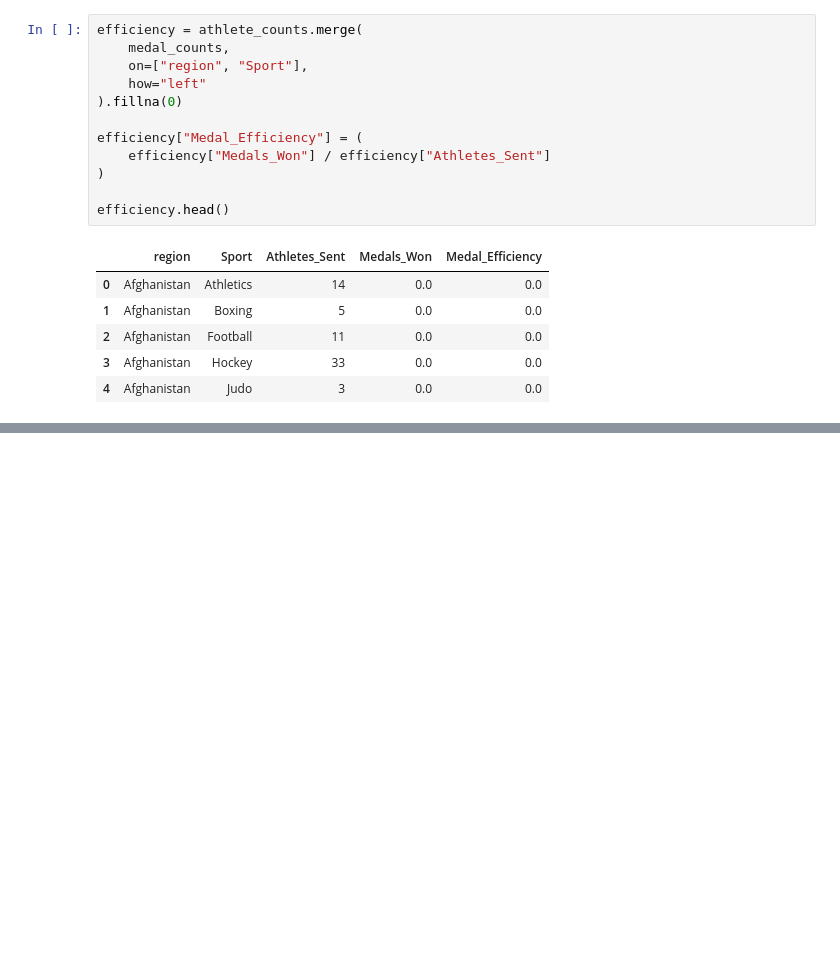
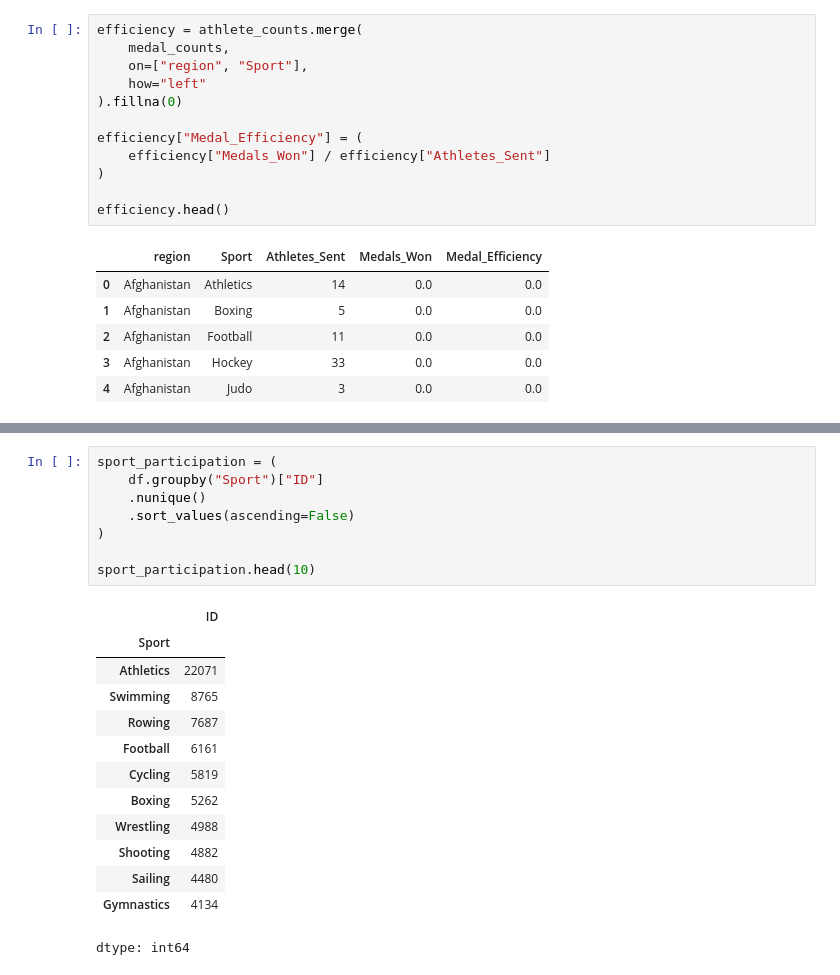
Before and after one commit to ShouryaBatra/fbla-data-analysis, a Jupyter notebook: olympics_analysis.ipynb, the cells around one changed output, grey strips where cells are left out. Drawn from its saved outputs; the diff is of its cells as text; blank space fills up the shorter version.

```diff
--- a/olympics_analysis.ipynb
+++ b/olympics_analysis.ipynb
@@ -126,0 +174,22 @@ efficiency.head()
+# %%
+sport_participation = (
+    df.groupby("Sport")["ID"]
+    .nunique()
+    .sort_values(ascending=False)
+)
+
+sport_participation.head(10)
+# %% [output]
+|  | ID |
+| Sport |  |
+| Athletics | 22071 |
+| Swimming | 8765 |
+| Rowing | 7687 |
+| Football | 6161 |
+| Cycling | 5819 |
+| Boxing | 5262 |
+| Wrestling | 4988 |
+| Shooting | 4882 |
+| Sailing | 4480 |
+| Gymnastics | 4134 |
+dtype: int64
```
Also changed, not shown: parts of 6 cells of this notebook.
